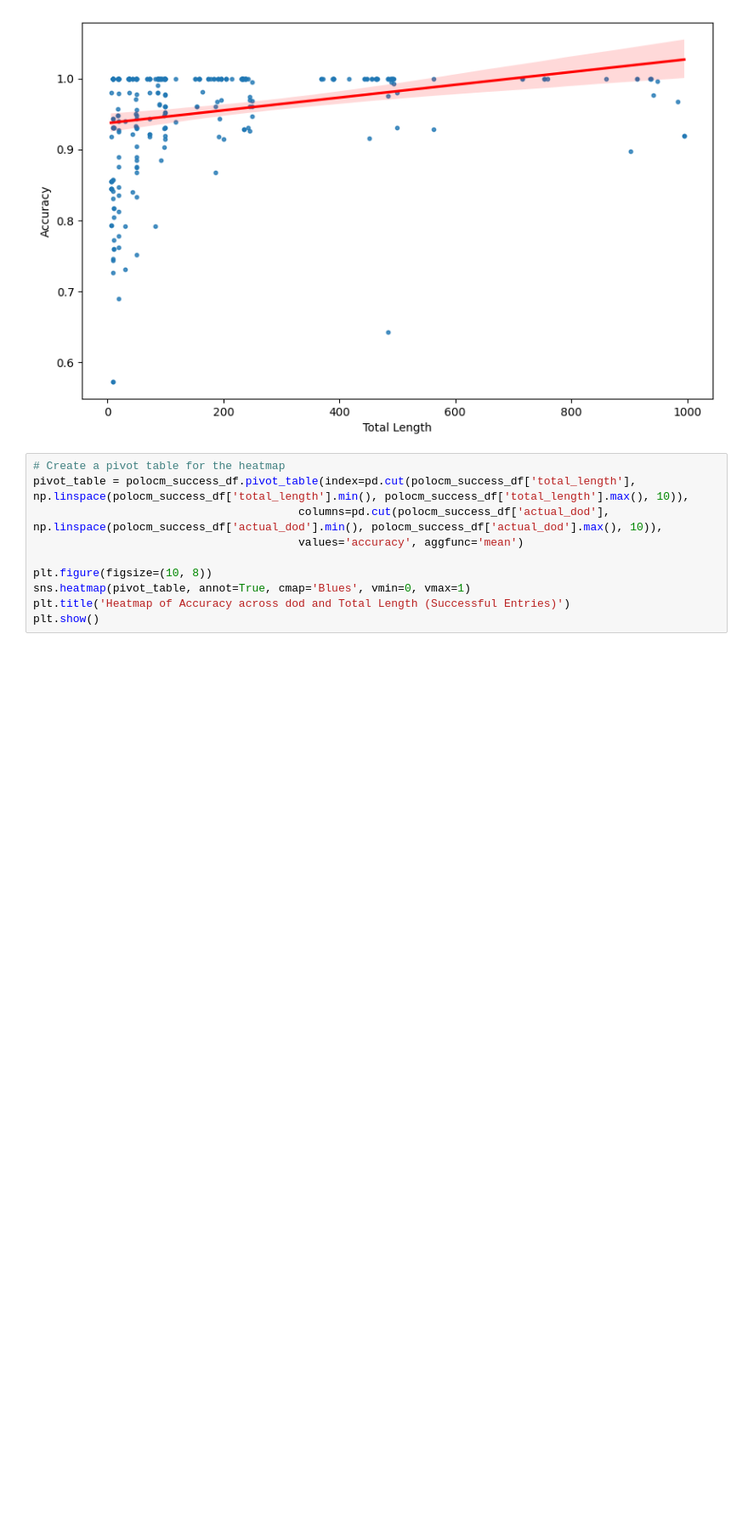
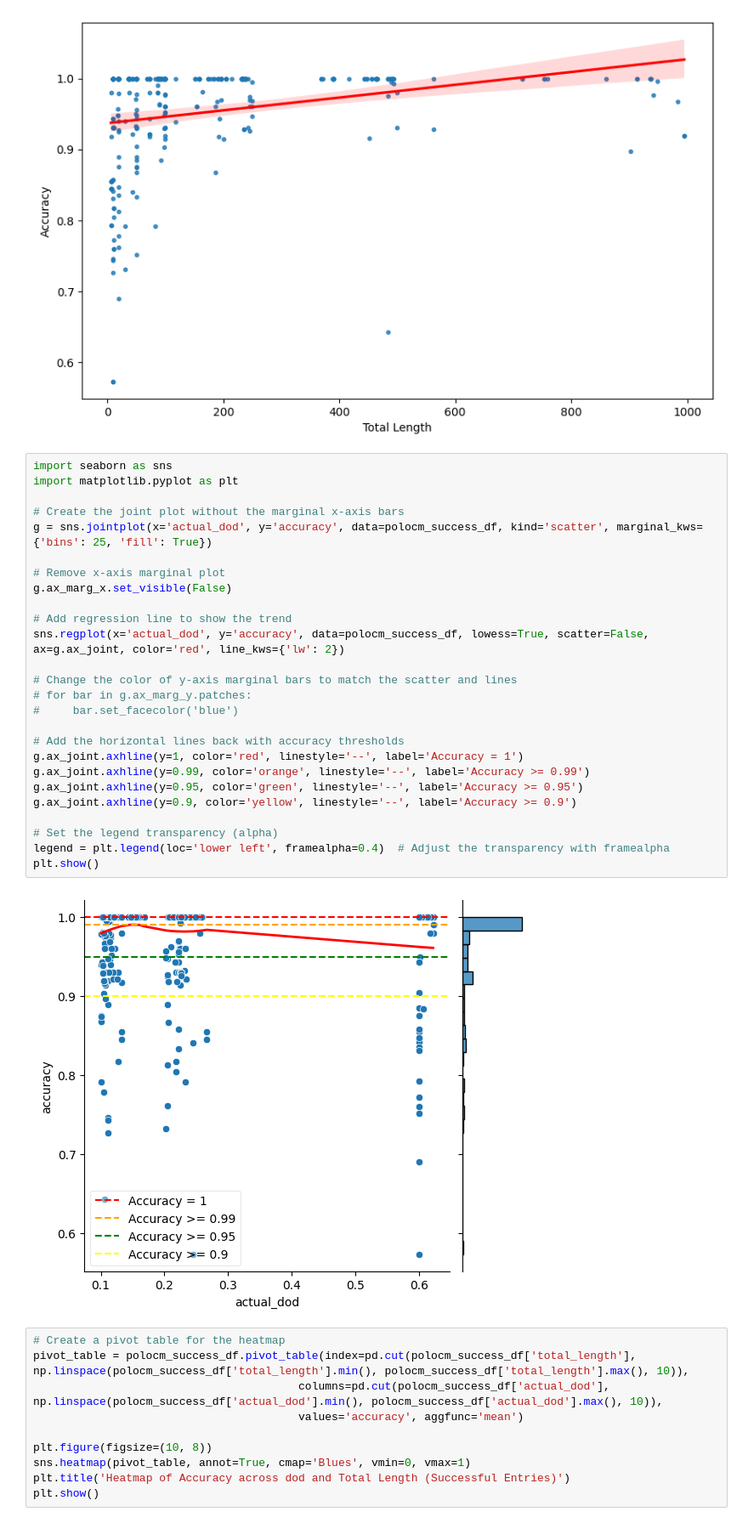
Before and after one commit to utop1an/polocm, a Jupyter notebook: src/plot_plan.ipynb, the cells around one changed output. Shown at 85% size. Drawn from its saved outputs; the diff is of its cells as text; blank space fills up the shorter version.

```diff
--- a/src/plot_plan.ipynb
+++ b/src/plot_plan.ipynb
@@ -60,6 +75,34 @@ plt.show()
 # %% [output]
 [figure]
 [figure]
+# %%
+import seaborn as sns
+import matplotlib.pyplot as plt
+
+# Create the joint plot without the marginal x-axis bars
+g = sns.jointplot(x='actual_dod', y='accuracy', data=polocm_success_df, kind='scatter', marginal_kws={'bins': 25, 'fill': True})
+
+# Remove x-axis marginal plot
+g.ax_marg_x.set_visible(False)
+
+# Add regression line to show the trend
+sns.regplot(x='actual_dod', y='accuracy', data=polocm_success_df, lowess=True, scatter=False, ax=g.ax_joint, color='red', line_kws={'lw': 2})
+
+# Change the color of y-axis marginal bars to match the scatter and lines
+# for bar in g.ax_marg_y.patches:
+#     bar.set_facecolor('blue')
+
+# Add the horizontal lines back with accuracy thresholds
+g.ax_joint.axhline(y=1, color='red', linestyle='--', label='Accuracy = 1')
+g.ax_joint.axhline(y=0.99, color='orange', linestyle='--', label='Accuracy >= 0.99')
+g.ax_joint.axhline(y=0.95, color='green', linestyle='--', label='Accuracy >= 0.95')
+g.ax_joint.axhline(y=0.9, color='yellow', linestyle='--', label='Accuracy >= 0.9')
+
+# Set the legend transparency (alpha)
+legend = plt.legend(loc='lower left', framealpha=0.4)  # Adjust the transparency with framealpha
+plt.show()
+# %% [output]
+[figure, added]
 # %%
 # Create a pivot table for the heatmap
 pivot_table = polocm_success_df.pivot_table(index=pd.cut(polocm_success_df['total_length'], np.linspace(polocm_success_df['total_length'].min(), polocm_success_df['total_length'].max(), 10)),
```
Also changed, not shown: parts of 5 cells of this notebook, 1 other file.
